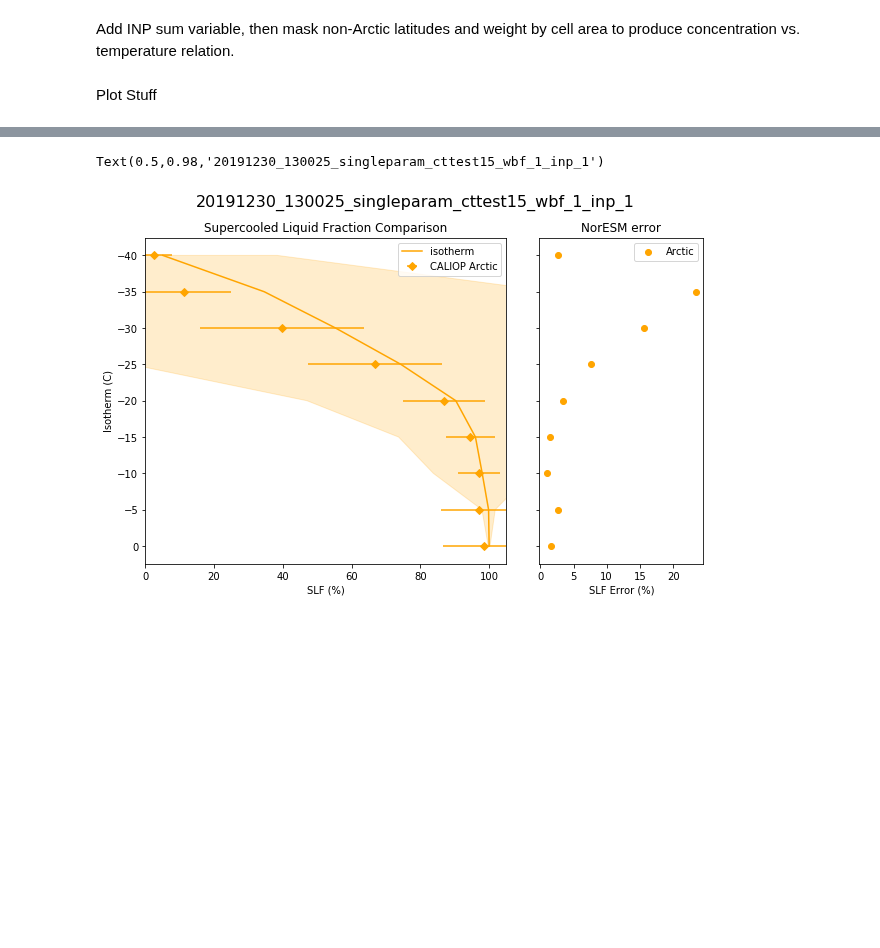
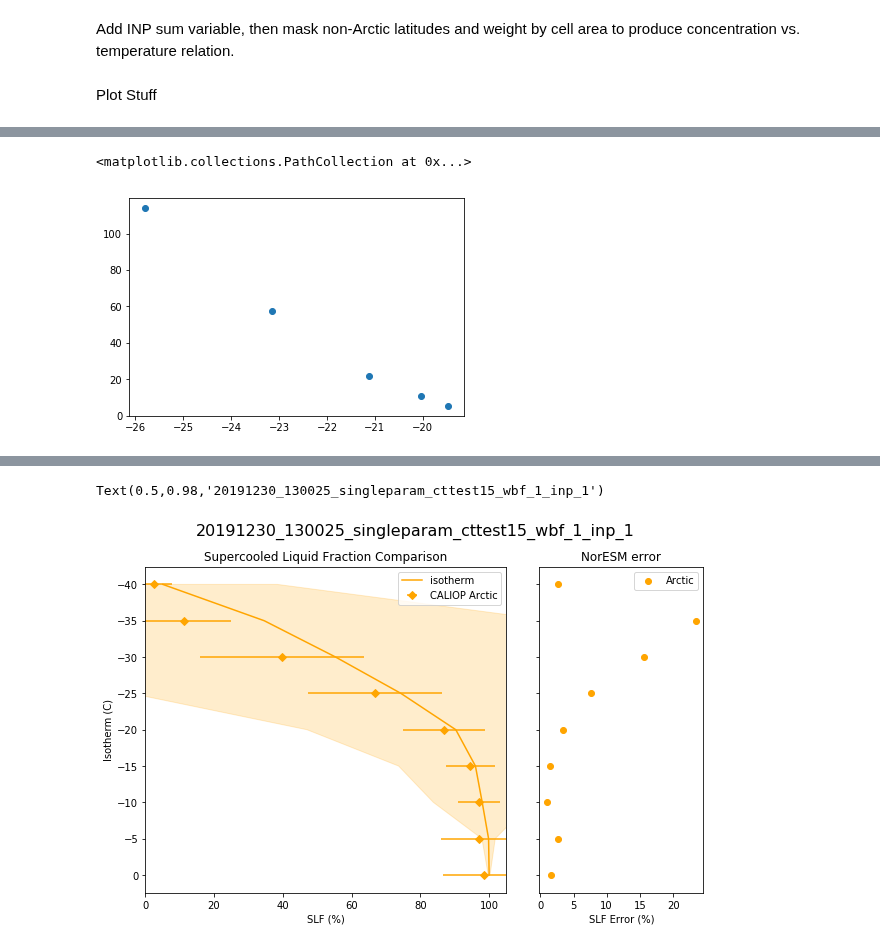
Before and after one commit to jshaw35/netcdf_analysis, a Jupyter notebook: INP_concs.ipynb, the cells around one changed output, grey strips where cells are left out. Saved outputs shown, nothing was run; the diff lists cells and outputs as text; code cells hidden in the pictures; blank space fills up the shorter version.

```diff
--- a/INP_concs.ipynb
+++ b/INP_concs.ipynb
@@ -131,24 +101,33 @@ filepath = ''
+# %%
+case = '20191230_130025_singleparam_cttest15_wbf_1_inp_1'
 # %% [markdown]
 Add INP sum variable, then mask non-Arctic latitudes and weight by cell area to produce concentration vs. temperature relation.
 # %%
 # Load NorESM data
-ds = xr.open_dataset('%s/%s.nc' % (run_dir,case))
+ds = xr.open_dataset('%s/%s/atm/hist/%s.cam.h0.0001-03.nc' % (case_dir, case, case))
 if (len(ds['time']) > 1):
-    ds = ds.sel(time=slice('0001-04-01', '0002-03-01'))
-ds = add_weights(ds)
+    try:
+        ds = ds.sel(time=slice('0001-04-01', '0002-03-01'))
+    except:
+        ds = ds.sel(time=slice('2000-04-01', '2001-03-01'))
+#        ds = _ds.isel(time=slice(3,15))
+ds = add_weights(ds) # still has time here
 
-ds['INP_sum'] = ds['NIMIX_HET'] + ds['NIMIX_IMM'] + ds['NIMIX_CNT'] # add new variable
+ds['INP_sum'] = ds['NIMIX_DEP'] + ds['NIMIX_IMM'] + ds['NIMIX_CNT'] # add new variable
+ds['bcINP_sum'] = ds['BCNIDEP'] + ds['BCNIIMM'] + ds['BCNICNT'] # add new variable
 
 ds['INP_sum_TAVG'] = ds['INP_sum'].mean(dim = 'time', skipna=True)
+ds['bcINP_sum_TAVG'] = ds['bcINP_sum'].mean(dim = 'time', skipna=True)
 
 # Different resolutions, needs different masks. Remember weird mask sign convention: true=not included
-mask1= np.bitwise_or(ds['lat']<_rng[0], ds['lat']>_rng[1])
+mask= np.bitwise_or(ds['lat']<70, ds['lat']>90)
 
 weight = ds['cell_weight']
 
-inp = 100*masked_average(ds['INP_sum_TAVG'], dim=['lat','lon'],weights=weight, mask=mask)
-tt = 100*masked_average(ds['INP_sum_TAVG'], dim=['lat','lon'],weights=weight, mask=mask)
+inp = masked_average(ds['INP_sum_TAVG'], dim=['lat','lon'],weights=weight, mask=mask)
+BCinp = masked_average(ds['bcINP_sum_TAVG'], dim=['lat','lon'],weights=weight, mask=mask)
+tt = masked_average(ds['T'], dim=['lat','lon','time'],weights=weight, mask=mask)
 
-stdev1 = 100*np.std(ct_slf_caliop['SLF'].sel(lat=slice(_rng[0],_rng[1])), axis=(0,1))
+stdev = 100*np.std(ds['INP_sum_TAVG'].sel(lat=slice(70,90)), axis=(0,1))
 # %% [markdown]
 Plot Stuff
@@ -154,0 +148,5 @@ Plot Stuff
+# %%
+plt.scatter(tt[27:]-273.15, inp[27:]/1000)
+# %% [output]
+<matplotlib.collections.PathCollection at 0x...>
+[figure, added]
```
Also changed, not shown: parts of 16 cells of this notebook, 9 other files.
